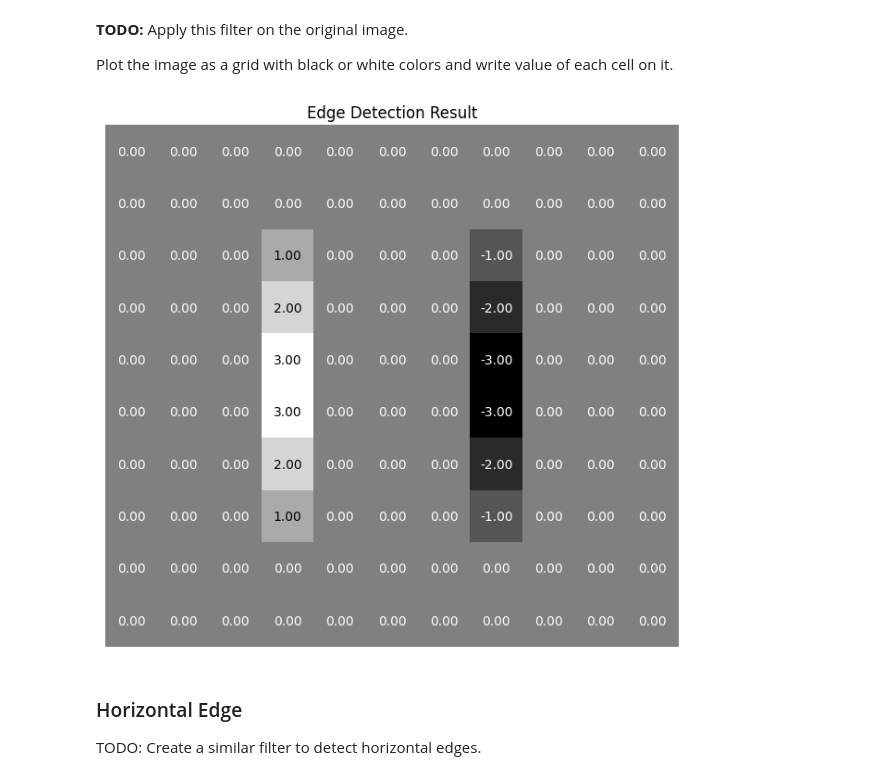
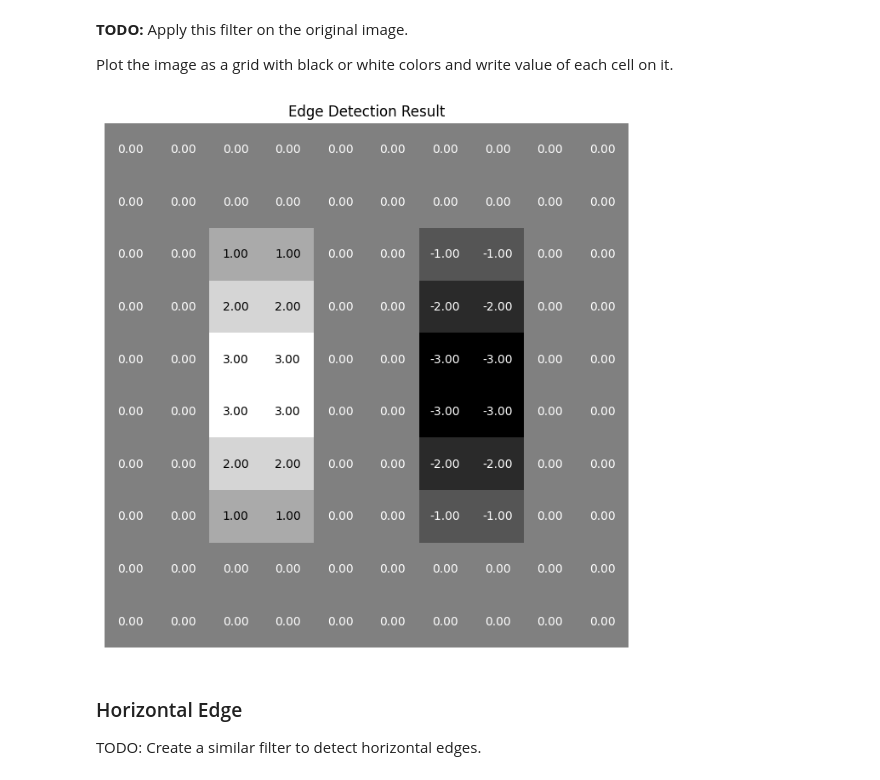
Before and after one commit to HARINI-RadheyKrishna/Machine_Learning, a Jupyter notebook: EE599_ML_Systems_HW2.ipynb, the cells around one changed output. Saved outputs shown, nothing was run; the diff lists cells and outputs as text; code cells hidden in the pictures.

```diff
--- a/EE599_ML_Systems_HW2.ipynb
+++ b/EE599_ML_Systems_HW2.ipynb
@@ -90,7 +90,7 @@ def plot_image_with_values(image, title):
     """
     image [3:7, 3:7] = 1
 
-    plt.figure(figsize=(5,5))
+    plt.figure(figsize=(8,8))
 
     # Plot the image
     plt.imshow(image, cmap='gray')
@@ -211,40 +211,40 @@ plt.show()
 Plot the image as a grid with black or white colors and write value of each cell on it.
 # %%
 # Define the edge detection filter
-edge_filter = torch.tensor([[-1, 1], [-1, 1], [-1, 1]], dtype=torch.float32)
+edge_filter = torch.tensor([[-1, 0, 1], [-1, 0, 1], [-1, 0, 1]], dtype=torch.float32)
 
 # Initialize the image as a 10x10 numpy array filled with zeros
 image = np.zeros((10, 10))
 image [3:7, 3:7] = 1
 image_tensor = torch.tensor(image, dtype=torch.float32)
 edge_filter_tensor = torch.tensor(edge_filter)
 
 # Add batch and channel dimensions
 image_tensor = image_tensor.unsqueeze(0).unsqueeze(0)
 edge_filter_tensor = edge_filter_tensor.unsqueeze(0).unsqueeze(0)
 
 # Apply convolution with padding
 convolved_result2 = F.conv2d(image_tensor, edge_filter_tensor, padding=1)
 convolved_result2 = convolved_result2.squeeze().numpy()
 
 
 # Plot the image with values
 def plot_image_with_values(image, title):
     plt.figure(figsize=(8, 8))
     plt.imshow(image, cmap='gray')
     for i in range(image.shape[0]):
         for j in range(image.shape[1]):
             pixel_value1 = image[i, j]
             text_color = 'white' if pixel_value1 < 0.5 else 'black'
             plt.text(j, i, f'{pixel_value1:.2f}', ha='center', va='center', color=text_color)
     plt.title(title)
     plt.axis('off')
     plt.show()
 
 # Plot the convolved result
 plot_image_with_values(convolved_result2, 'Edge Detection Result')
 # %% [output]
-[figure, old version]
+[figure, new version]
 # %% [markdown]
 ### Horizontal Edge
 TODO:
```
Also changed, not shown: parts of 10 cells of this notebook.
